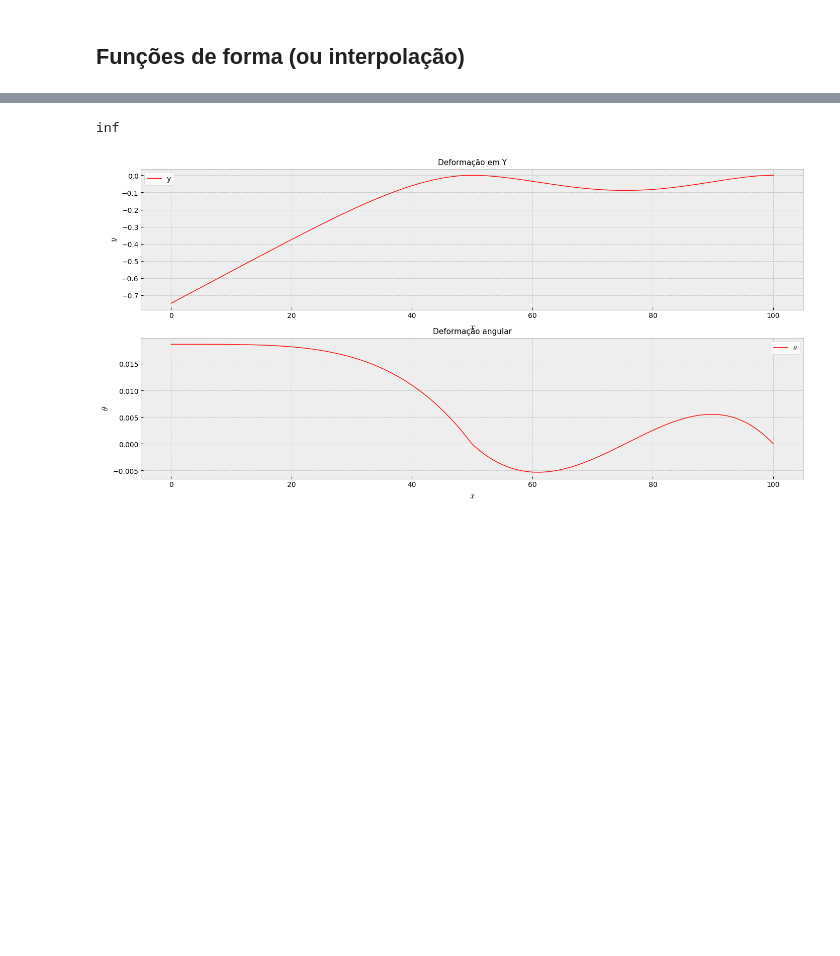
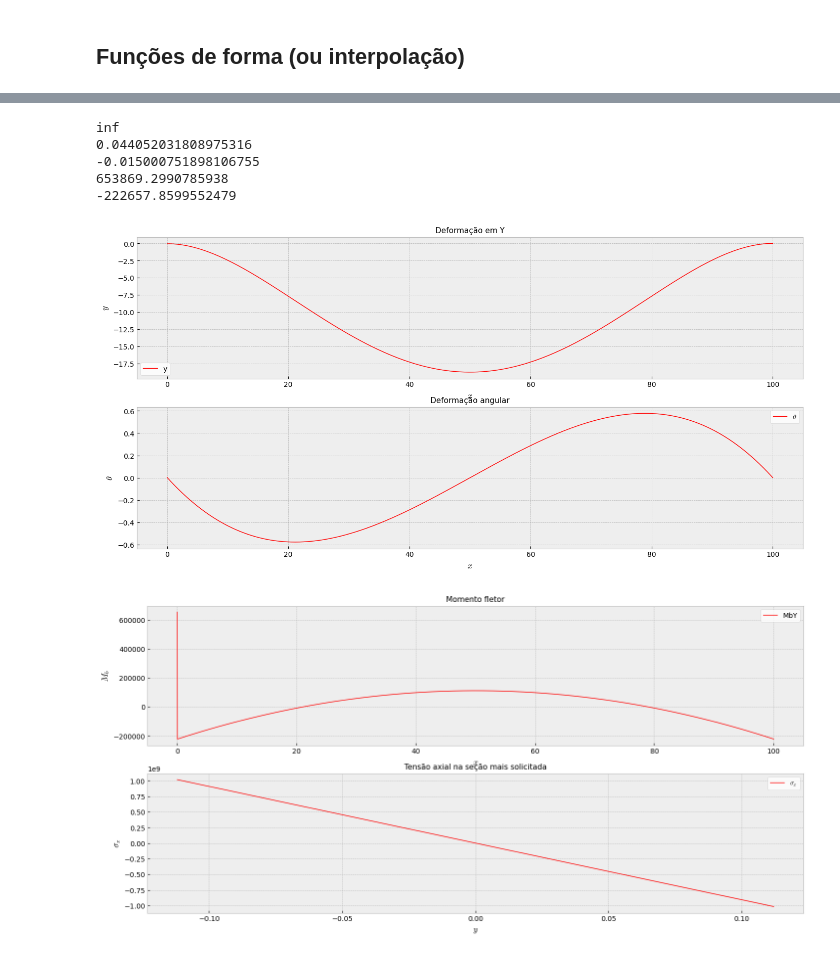
Before and after one commit to jpedro-rod/ElementosFinitos, a Jupyter notebook: MEF_Estrutural.ipynb, the cells around one changed output, grey strips where cells are left out. Saved outputs shown, nothing was run; the diff lists cells and outputs as text; code cells hidden in the pictures; blank space fills up the shorter version.

Commit message:
Tensao e momento fletor

```diff
--- a/MEF_Estrutural.ipynb
+++ b/MEF_Estrutural.ipynb
@@ -160,7 +143,7 @@ $$ K \cdot y_i - Q \cdot p_k = 0 $$
 
 ## malha
 L = 100.0   # m
-nx = 1000
+nx = 5000
 ne = nx-1
 nGL = 2*nx
 
@@ -176,13 +159,13 @@ t = 0.022   # m
 D = d + 2.0*t   # m
 A = np.pi*(D**2.0 - d**2.0)/4.0   # m^2
 I = np.pi*(D**4.0 - d**4.0)/64.0   # m^4
-E = 206.0*10.0**12.0   # GPa
+E = 206.0*10.0**9.0   # GPa
 rho = 7800.0   # kg/m^3
 rho_l = rho*A   # kg/m
 
 # carga
 def q(x):
-    return -9.81*rho_l*x
+    return -9.81*rho_l
 
 # geracao de malha 1D
 X = np.linspace(0.0,L,nx)
@@ -195,16 +178,18 @@ for e in range(0,ne):
   IEN_GL[e] = [2*e,2*e+1,2*e+2,2*e+3]
 
 # lista de indices de condicao de contorno
-ccY = [999,nGL - 2]
-ccTheta = [1000,nGL - 1]
+##ccY = [999,nGL - 2]
+##ccTheta = [1000,nGL - 1]
+ccY = [0,nGL - 2]
+ccTheta = [1,nGL - 1]
 
 # vetor com valores das condicoes de contorno
-Ycc = np.zeros( (nGL),dtype='float' )
+Ycc = np.empty( (nGL),dtype='float' )
 
 Ycc[ccY[0]] = Yo
 Ycc[ccY[1]] = Yf
 
-Thetacc = np.zeros( (nGL),dtype='float' )
+Thetacc = np.empty( (nGL),dtype='float' )
 
 Thetacc[ccTheta[0]] = Thetao
 Thetacc[ccTheta[1]] = Thetaf
@@ -340,31 +325,80 @@ print(np.linalg.det(A))
 
 # solucao
 cscA = sp.sparse.csc_matrix(A)   # Matrix form that improves sparse.linalg.solve
 SOL = sp.sparse.linalg.spsolve(cscA,b)
 #SOL = np.linalg.solve(A,b)
 SOL = SOL.reshape((int(nGL/2),2))
 
 Y = SOL[:,0]
 Theta = SOL[:,1]
 
+# curvatura
+d2Y = np.empty(len(Y))
+
+ho = 2*(X[1] - X[0])
+d2Y[0] = (2*Y[1] - 2*Y[0])/ho**2
+
+hf = 2*(X[-1] - X[-2])
+d2Y[-1] = (- 2*Y[-1] + 2*Y[-2])/hf**2
+
+for i in range(1,len(Y)-1):
+    h = (X[i+1] - X[i-1])
+    d2Y[i] = (Y[i+1] - 2*Y[i] + Y[i-1])/h**2
+
+print(d2Y[0])
+print(d2Y[1])
+
+# momento fletor e momento fletor maximo
+MbY = E*I*d2Y
+MbYmax = E*I*np.max(d2Y)
+
+print(MbY[0])
+print(MbY[1])
+
+# tensão axial na secao mais solicitada
+Y_CrossSection = np.linspace(-D/2.0, D/2.0, nx)
+
+sigmab = - MbYmax*Y_CrossSection/I
+
+
 # plotando
 plt.style.use('bmh')
 
 fig1, ((ax1), (ax2)) = plt.subplots(2, sharey=False, sharex=False, figsize = (17,8))
 
 ax1.plot(X,Y, color='red', linewidth=1.0, label=r'y')
 ax1.set_title('Deformação em Y',fontdict={'fontsize':11})
 ax1.set_xlabel('$x$',fontdict={'fontsize':12})
 ax1.set_ylabel('$y$',fontdict={'fontsize':12})
 ax1.legend(loc='best',facecolor ='w')
 
 ax2.plot(X,Theta, color='red', linewidth=1.0, label=r'$\theta$')
 ax2.set_title('Deformação angular',fontdict={'fontsize':11})
 ax2.set_xlabel('$x$',fontdict={'fontsize':12})
 ax2.set_ylabel('$\\theta$',fontdict={'fontsize':12})
 ax2.legend(loc='best',facecolor ='w')
 
+
+fig1, ((ax3), (ax4)) = plt.subplots(2, sharey=False, sharex=False, figsize = (17,8))
+
+ax3.plot(X,MbY, color='red', linewidth=1.0, label=r'MbY')
+ax3.set_title('Momento fletor',fontdict={'fontsize':11})
+ax3.set_xlabel('$x$',fontdict={'fontsize':12})
+ax3.set_ylabel('$M_b$',fontdict={'fontsize':12})
+ax3.legend(loc='best',facecolor ='w')
+
+ax4.plot(Y_CrossSection,sigmab, color='red', linewidth=1.0, label=r'$\sigma_x$')
+ax4.set_title('Tensão axial na seção mais solicitada',fontdict={'fontsize':11})
+ax4.set_xlabel('$y$',fontdict={'fontsize':12})
+ax4.set_ylabel('$\\sigma_x$',fontdict={'fontsize':12})
+ax4.legend(loc='best',facecolor ='w')
+
 plt.show()
 # %% [output]
 inf
+0.044052031808975316
+-0.015000751898106755
+653869.2990785938
+-222657.8599552479
-[figure, old version]
+[figure, new version]
+[figure, added]
```
Also changed, not shown: parts of 4 cells of this notebook.
